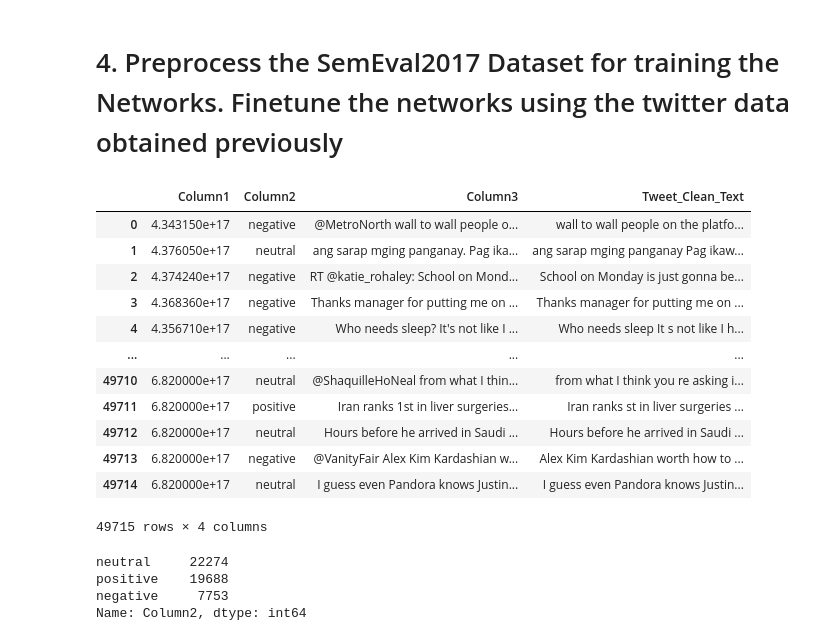
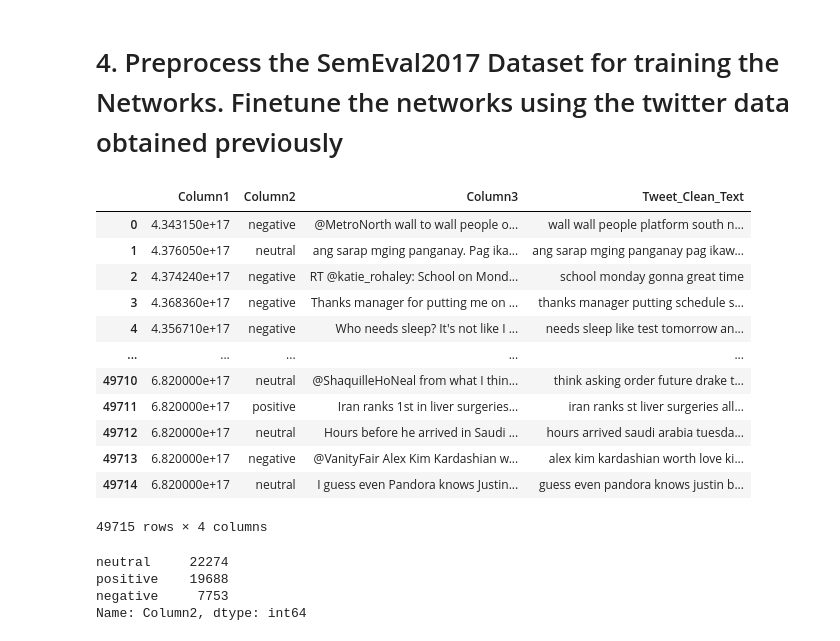
Before and after one commit to tushar-1996/DataMiningProject, a Jupyter notebook: Notebooks/Deep_Learning_Approaches_to_Twitter_Sentiment_Analysis.ipynb, the cells around one changed output. Cells and saved outputs as stored; diff of their text form; code cells hidden in the pictures.

```diff
--- a/Notebooks/Deep_Learning_Approaches_to_Twitter_Sentiment_Analysis.ipynb
+++ b/Notebooks/Deep_Learning_Approaches_to_Twitter_Sentiment_Analysis.ipynb
@@ -234,13 +237,17 @@ frame
 # %% [markdown]
 **Function to carry out data cleaning**
 # %%
-def clean_tweets(frame, column_name):
+def clean_tweets(frame, column_name, remove_stop_words=False, lower_case=False):
   frame = frame.drop_duplicates().reset_index(drop=True) #remove duplicate rows
   frame['Tweet_Clean_Text'] = np.vectorize(remove_pattern)(frame[column_name], "RT @[\w]*:") #remove twitter return handle
   frame.Tweet_Clean_Text = np.vectorize(remove_pattern)(frame['Tweet_Clean_Text'], "@[\w]*") #remove twitter handle
   frame.Tweet_Clean_Text = np.vectorize(remove_pattern)(frame['Tweet_Clean_Text'], "https?://[A-Za-z0-9./]*") #remove URLs
   frame.Tweet_Clean_Text = frame.Tweet_Clean_Text.str.replace("[^a-zA-Z#]", " ") #remove special characters except for #
   frame.Tweet_Clean_Text = frame.Tweet_Clean_Text.replace('\s+', ' ', regex=True) #remove extra spaces in between words
+  if lower_case:
+    frame.Tweet_Clean_Text = frame.Tweet_Clean_Text.apply(lambda x: x.lower())
+  if remove_stop_words:
+    frame.Tweet_Clean_Text = frame.Tweet_Clean_Text.apply(lambda x: ' '.join([word for word in x.split() if word not in stopwords.words('english')])) #remove stop words
 
   return frame
 # %%
@@ -313,21 +320,21 @@ Name: sentiment, dtype: int64
 # 4. Preprocess the SemEval2017 Dataset for training the Networks. Finetune the networks using the twitter data obtained previously
 # %%
 semeval_frame = create_data_corpus('drive/My Drive/Workspace/SentimentAnalysis/SemEval2017Dataset') #Use your own path, I have mounted the data from google drive
-semeval_frame = clean_tweets(semeval_frame, 'Column3')
+semeval_frame = clean_tweets(frame=semeval_frame, column_name='Column3', remove_stop_words=True, lower_case=True)
 semeval_frame
 # %% [output]
 |  | Column1 | Column2 | Column3 | Tweet_Clean_Text |
-| 0 | 4.343150e+17 | negative | @MetroNorth wall to wall people o... | wall to wall people on the platfo... |
-| 1 | 4.376050e+17 | neutral | ang sarap mging panganay. Pag ika... | ang sarap mging panganay Pag ikaw... |
-| 2 | 4.374240e+17 | negative | RT @katie_rohaley: School on Mond... | School on Monday is just gonna be... |
-| 3 | 4.368360e+17 | negative | Thanks manager for putting me on ... | Thanks manager for putting me on ... |
-| 4 | 4.356710e+17 | negative | Who needs sleep? It's not like I ... | Who needs sleep It s not like I h... |
+| 0 | 4.343150e+17 | negative | @MetroNorth wall to wall people o... | wall wall people platform south n... |
+| 1 | 4.376050e+17 | neutral | ang sarap mging panganay. Pag ika... | ang sarap mging panganay pag ikaw... |
+| 2 | 4.374240e+17 | negative | RT @katie_rohaley: School on Mond... | school monday gonna great time |
+| 3 | 4.368360e+17 | negative | Thanks manager for putting me on ... | thanks manager putting schedule s... |
+| 4 | 4.356710e+17 | negative | Who needs sleep? It's not like I ... | needs sleep like test tomorrow an... |
 | ... | ... | ... | ... | ... |
-| 49710 | 6.820000e+17 | neutral | @ShaquilleHoNeal from what I thin... | from what I think you re asking i... |
-| 49711 | 6.820000e+17 | positive | Iran ranks 1st in liver surgeries... | Iran ranks st in liver surgeries ... |
-| 49712 | 6.820000e+17 | neutral | Hours before he arrived in Saudi ... | Hours before he arrived in Saudi ... |
-| 49713 | 6.820000e+17 | negative | @VanityFair Alex Kim Kardashian w... | Alex Kim Kardashian worth how to ... |
-| 49714 | 6.820000e+17 | neutral | I guess even Pandora knows Justin... | I guess even Pandora knows Justin... |
+| 49710 | 6.820000e+17 | neutral | @ShaquilleHoNeal from what I thin... | think asking order future drake t... |
+| 49711 | 6.820000e+17 | positive | Iran ranks 1st in liver surgeries... | iran ranks st liver surgeries all... |
+| 49712 | 6.820000e+17 | neutral | Hours before he arrived in Saudi ... | hours arrived saudi arabia tuesda... |
+| 49713 | 6.820000e+17 | negative | @VanityFair Alex Kim Kardashian w... | alex kim kardashian worth love ki... |
+| 49714 | 6.820000e+17 | neutral | I guess even Pandora knows Justin... | guess even pandora knows justin b... |
 49715 rows × 4 columns
 # %%
 semeval_frame['Column2'].value_counts()
```
Also changed, not shown: parts of 19 cells of this notebook, 11 other files.
